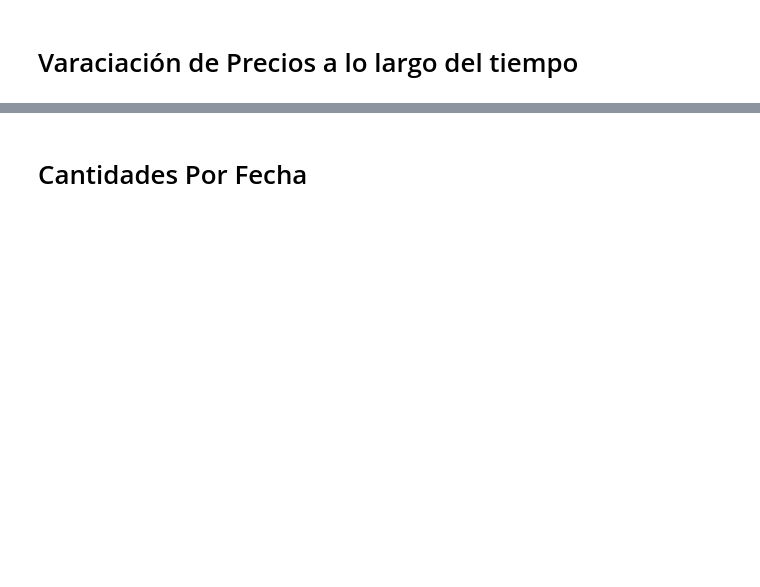
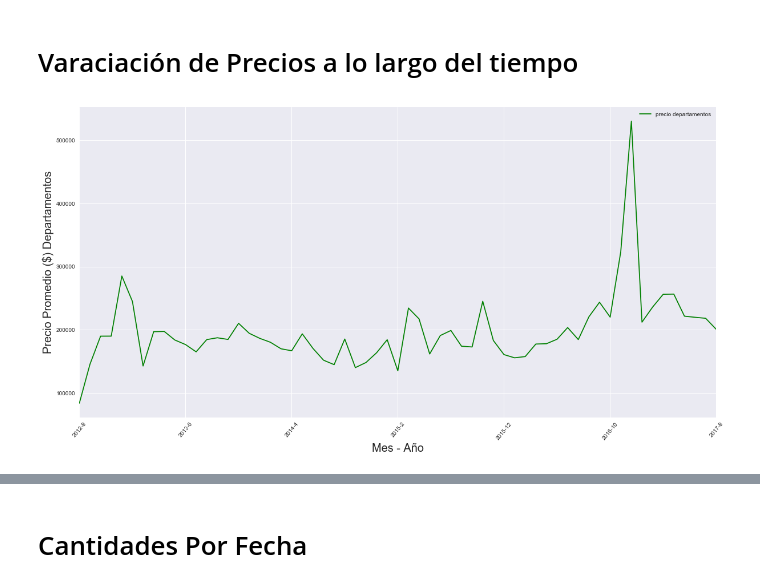
Before and after one commit to NicoGallegos/tpdatos, a Jupyter notebook: TP 1 - Definitiva - Reentrega.ipynb, the cells around one changed output, grey strips where cells are left out. Drawn from its saved outputs; the diff is of its cells as text; code cells hidden in the pictures; blank space fills up the shorter version.

```diff
--- a/TP 1 - Definitiva - Reentrega.ipynb
+++ b/TP 1 - Definitiva - Reentrega.ipynb
@@ -1878,8 +1980,10 @@ plt.ylabel('Precio ($)', fontsize=20);
 # %% [markdown]
 # Varaciación de Precios a lo largo del tiempo
 # %%
-graficoApartment.plot(kind="bar", stacked=True , rot=50, figsize=(20,10), color='green')
+graficoApartment.plot(stacked=True , rot=50, figsize=(20,10), color='green')
 
 plt.xlabel('Mes - Año', fontsize=20);
 plt.ylabel('Precio Promedio ($) Departamentos', fontsize=20);
+# %% [output]
+[figure, added]
 # %%
```
Also changed, not shown: parts of 37 cells of this notebook.
